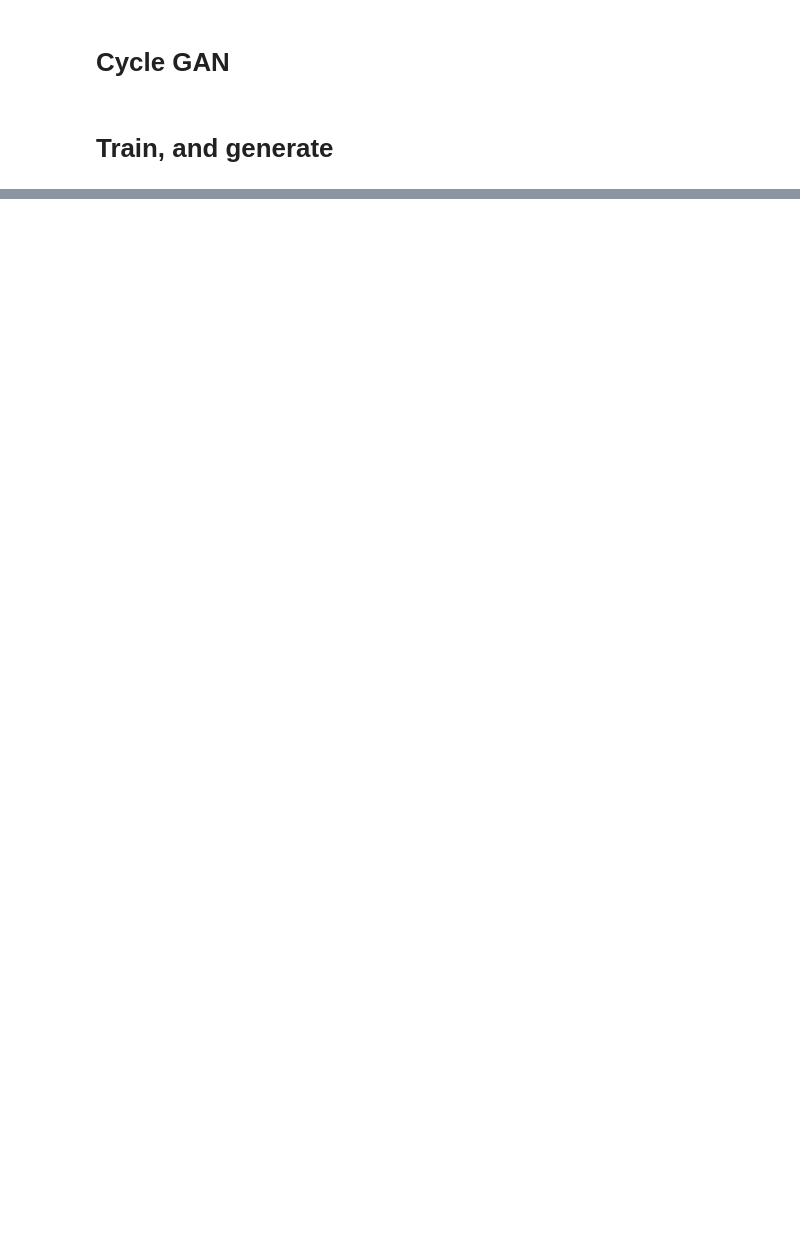
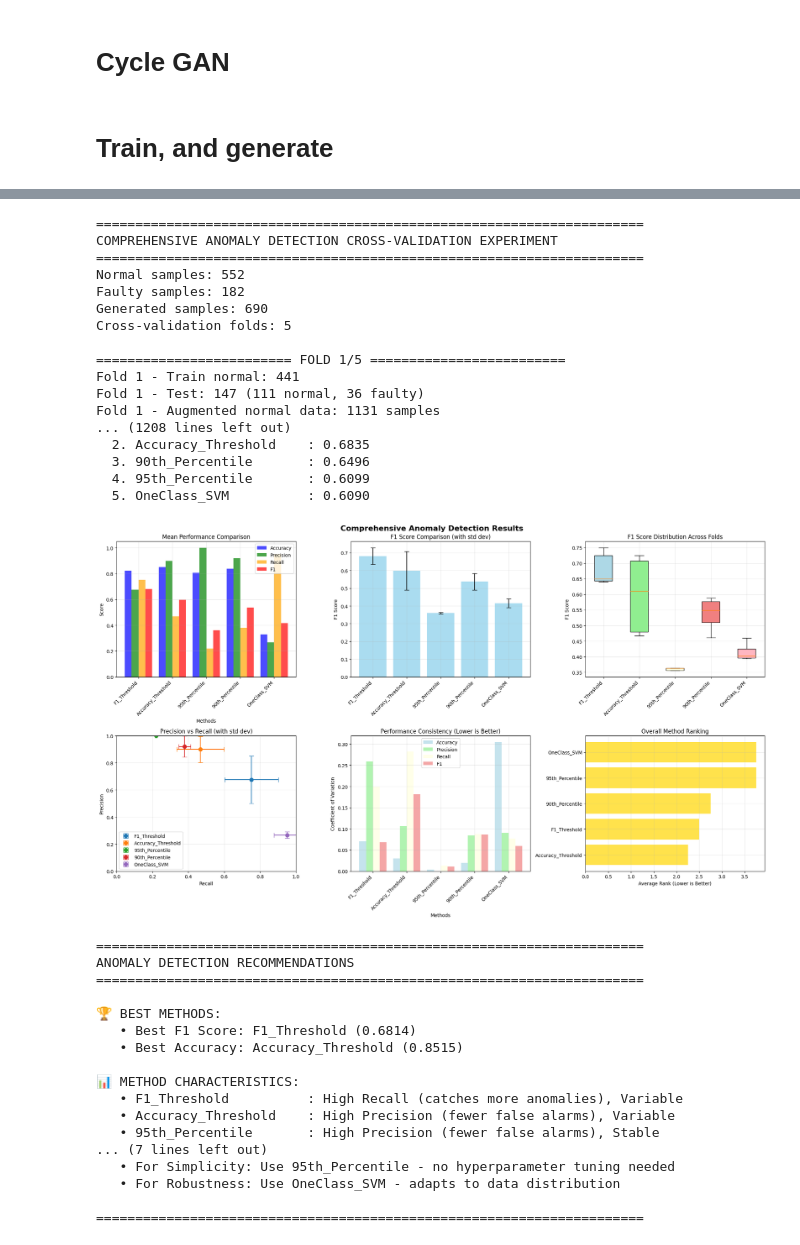
Before and after one commit to maddiew95/SmartIoT-2025, a Jupyter notebook: GANs models/CycleGANs/cycle-gan.ipynb, the cells around one changed output, grey strips where cells are left out. Cells and saved outputs as stored; diff of their text form; code cells hidden in the pictures; blank space fills up the shorter version.

```diff
--- a/GANs models/CycleGANs/cycle-gan.ipynb
+++ b/GANs models/CycleGANs/cycle-gan.ipynb
@@ -1172,0 +511,38 @@ CycleGAN excels in scenarios requiring domain adaptation and unsupervised learni
+# %%
+run_comprehensive_cross_validation_experiment(X_train, faulty_data, device, synthetic_data, epochs=200, batch_size=32)
+# %% [output]
+======================================================================
+COMPREHENSIVE ANOMALY DETECTION CROSS-VALIDATION EXPERIMENT
+======================================================================
+Normal samples: 552
+Faulty samples: 182
+Generated samples: 690
+Cross-validation folds: 5
+
+========================= FOLD 1/5 =========================
+Fold 1 - Train normal: 441
+Fold 1 - Test: 147 (111 normal, 36 faulty)
+Fold 1 - Augmented normal data: 1131 samples
+... (1208 lines left out)
+  2. Accuracy_Threshold    : 0.6835
+  3. 90th_Percentile       : 0.6496
+  4. 95th_Percentile       : 0.6099
+  5. OneClass_SVM          : 0.6090
+[figure, added]
+======================================================================
+ANOMALY DETECTION RECOMMENDATIONS
+======================================================================
+
+🏆 BEST METHODS:
+   • Best F1 Score: F1_Threshold (0.6814)
+   • Best Accuracy: Accuracy_Threshold (0.8515)
+
+📊 METHOD CHARACTERISTICS:
+   • F1_Threshold          : High Recall (catches more anomalies), Variable
+   • Accuracy_Threshold    : High Precision (fewer false alarms), Variable
+   • 95th_Percentile       : High Precision (fewer false alarms), Stable
+... (7 lines left out)
+   • For Simplicity: Use 95th_Percentile - no hyperparameter tuning needed
+   • For Robustness: Use OneClass_SVM - adapts to data distribution
+
+======================================================================
```
Also changed, not shown: parts of 12 cells of this notebook, 8 other files.
